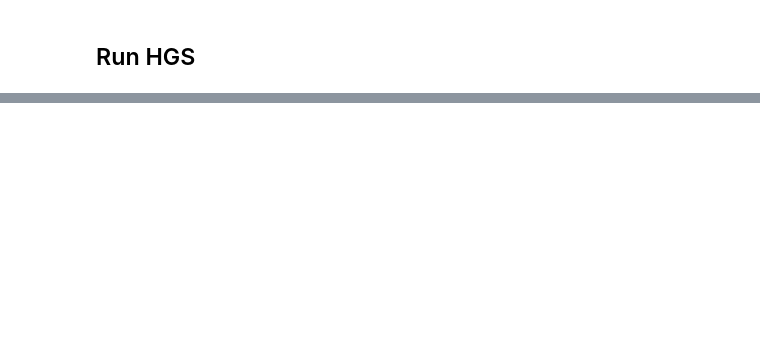
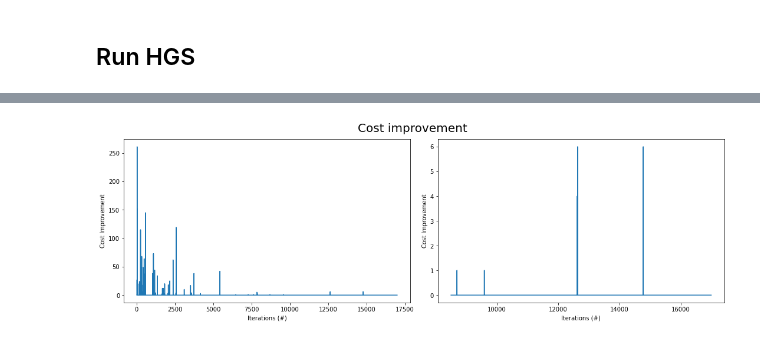
Before and after one commit to SemUijen/SREX_GNN, a Jupyter notebook: implementation/notebook/OptimizedEvolution.ipynb, the cells around one changed output, grey strips where cells are left out. Saved outputs shown, nothing was run; the diff lists cells and outputs as text; code cells hidden in the pictures; blank space fills up the shorter version.

```diff
--- a/implementation/notebook/OptimizedEvolution.ipynb
+++ b/implementation/notebook/OptimizedEvolution.ipynb
@@ -110,7 +135,7 @@ def solve(
     **kwargs,
 ):
 
-    data = read(f"C:/SREX_GNN/data/routes/{instance_name}.vrp", round_func="round")
+    data = read(f"data/routes/{instance_name}.vrp", round_func="round")
 
     rng = RandomNumberGenerator(seed=seed)
     pen_manager = PenaltyManager()
@@ -120,7 +145,9 @@ def solve(
 
     nb_params = NeighbourhoodParams(nb_granular=20)
     neighbours = compute_neighbours(data, nb_params)
-    ls = LocalSearch(data, rng, neighbours)
+
+    ls_rng = RandomNumberGenerator(seed=42)
+    ls = LocalSearch(data, ls_rng, neighbours)
 
     for op in NODE_OPERATORS:
         ls.add_node_operator(op(data))
@@ -187,0 +254,4 @@ result = solve(instance_name, seed=22, max_iterations=300)
+# %%
+plot_improvements(result_36, data)
+# %% [output]
+[figure, added]
```
Also changed, not shown: parts of 17 cells of this notebook.
